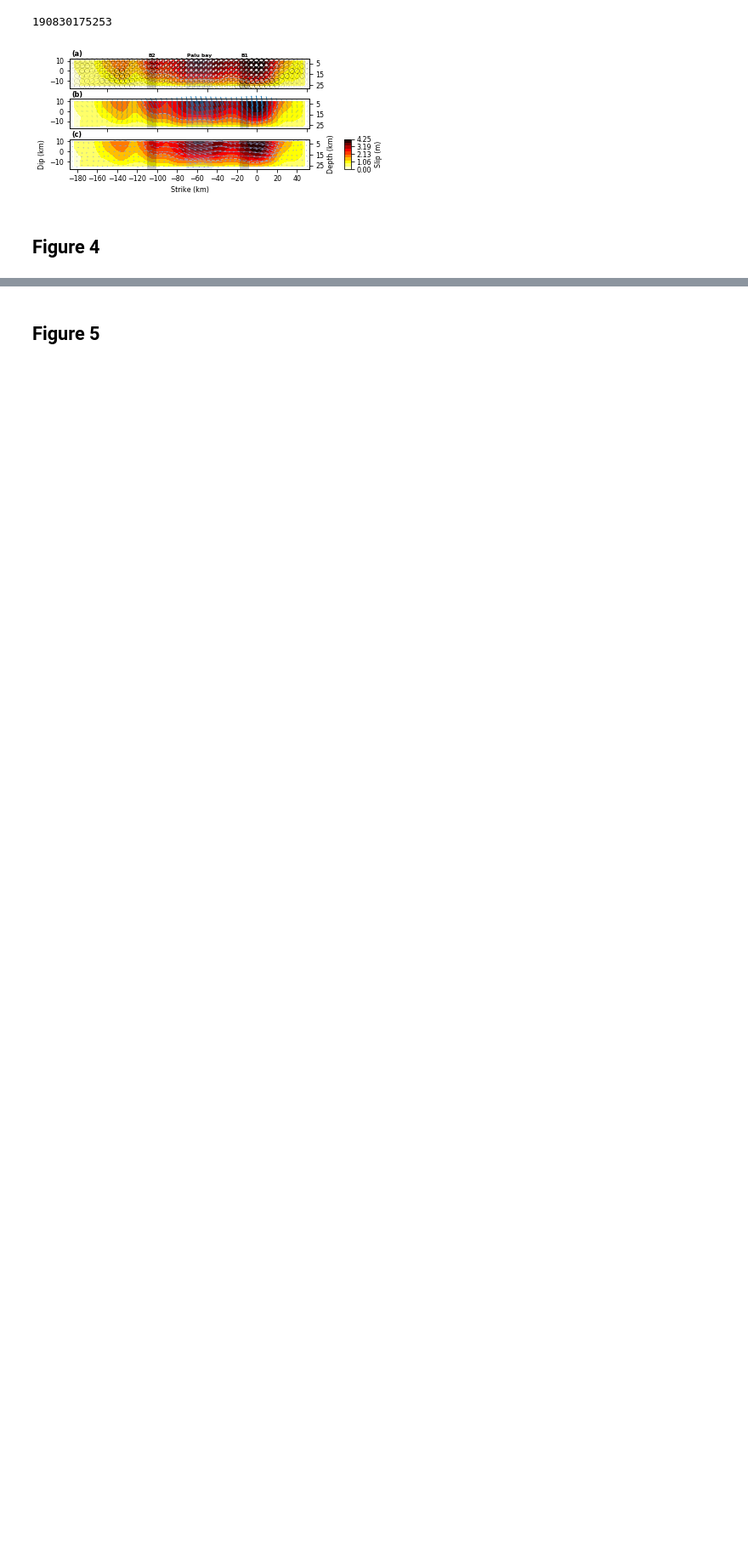
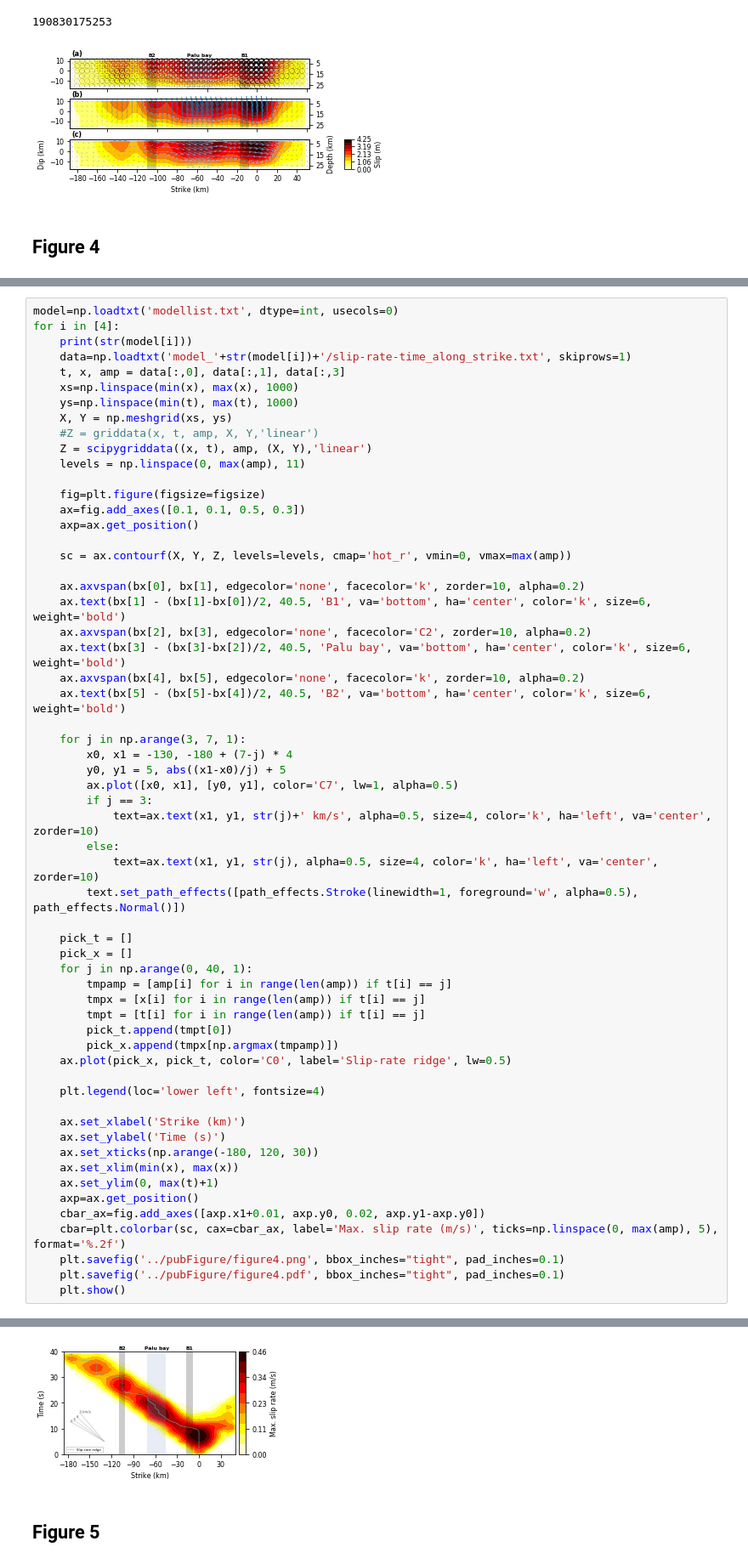
Before and after one commit to rokuwaki/2018PaluIndonesia, a Jupyter notebook: genFigure.ipynb, the cells around one changed output, grey strips where cells are left out. Shown at 85% size. Cells and saved outputs as stored; diff of their text form; blank space fills up the shorter version.

```diff
--- a/genFigure.ipynb
+++ b/genFigure.ipynb
@@ -717,0 +611,60 @@ for i in [4]:
+# %%
+model=np.loadtxt('modellist.txt', dtype=int, usecols=0)
+for i in [4]:
+    print(str(model[i]))
+    data=np.loadtxt('model_'+str(model[i])+'/slip-rate-time_along_strike.txt', skiprows=1)
+    t, x, amp = data[:,0], data[:,1], data[:,3]
+    xs=np.linspace(min(x), max(x), 1000)
+    ys=np.linspace(min(t), max(t), 1000)
+    X, Y = np.meshgrid(xs, ys)
+    #Z = griddata(x, t, amp, X, Y,'linear')
+    Z = scipygriddata((x, t), amp, (X, Y),'linear')
+    levels = np.linspace(0, max(amp), 11)
+
+    fig=plt.figure(figsize=figsize)
+    ax=fig.add_axes([0.1, 0.1, 0.5, 0.3])
+    axp=ax.get_position()
+
+    sc = ax.contourf(X, Y, Z, levels=levels, cmap='hot_r', vmin=0, vmax=max(amp))
+
+    ax.axvspan(bx[0], bx[1], edgecolor='none', facecolor='k', zorder=10, alpha=0.2)
+    ax.text(bx[1] - (bx[1]-bx[0])/2, 40.5, 'B1', va='bottom', ha='center', color='k', size=6, weight='bold')
+    ax.axvspan(bx[2], bx[3], edgecolor='none', facecolor='C2', zorder=10, alpha=0.2)
+    ax.text(bx[3] - (bx[3]-bx[2])/2, 40.5, 'Palu bay', va='bottom', ha='center', color='k', size=6, weight='bold')
+    ax.axvspan(bx[4], bx[5], edgecolor='none', facecolor='k', zorder=10, alpha=0.2)
+    ax.text(bx[5] - (bx[5]-bx[4])/2, 40.5, 'B2', va='bottom', ha='center', color='k', size=6, weight='bold')
+
+    for j in np.arange(3, 7, 1):
+        x0, x1 = -130, -180 + (7-j) * 4
+        y0, y1 = 5, abs((x1-x0)/j) + 5
+        ax.plot([x0, x1], [y0, y1], color='C7', lw=1, alpha=0.5)
+        if j == 3:
+            text=ax.text(x1, y1, str(j)+' km/s', alpha=0.5, size=4, color='k', ha='left', va='center', zorder=10)
+        else:
+            text=ax.text(x1, y1, str(j), alpha=0.5, size=4, color='k', ha='left', va='center', zorder=10)
+        text.set_path_effects([path_effects.Stroke(linewidth=1, foreground='w', alpha=0.5), path_effects.Normal()])
+
+    pick_t = []
+    pick_x = []
+    for j in np.arange(0, 40, 1):
+        tmpamp = [amp[i] for i in range(len(amp)) if t[i] == j]
+        tmpx = [x[i] for i in range(len(amp)) if t[i] == j]
+        tmpt = [t[i] for i in range(len(amp)) if t[i] == j]
+        pick_t.append(tmpt[0])
+        pick_x.append(tmpx[np.argmax(tmpamp)])
+    ax.plot(pick_x, pick_t, color='C0', label='Slip-rate ridge', lw=0.5)
+
+    plt.legend(loc='lower left', fontsize=4)
+
+    ax.set_xlabel('Strike (km)')
+    ax.set_ylabel('Time (s)')
+    ax.set_xticks(np.arange(-180, 120, 30))
+    ax.set_xlim(min(x), max(x))
+    ax.set_ylim(0, max(t)+1)
+    axp=ax.get_position()
+    cbar_ax=fig.add_axes([axp.x1+0.01, axp.y0, 0.02, axp.y1-axp.y0])
+    cbar=plt.colorbar(sc, cax=cbar_ax, label='Max. slip rate (m/s)', ticks=np.linspace(0, max(amp), 5), format='%.2f')
+    plt.savefig('../pubFigure/figure4.png', bbox_inches="tight", pad_inches=0.1)
+    plt.savefig('../pubFigure/figure4.pdf', bbox_inches="tight", pad_inches=0.1)
+    plt.show()
+# %% [output]
@@ -718,3 +672,4 @@ for i in [4]:
+[figure, added]
 # %% [markdown]
 ## Figure 5
 # %%
```
Also changed, not shown: parts of 22 cells of this notebook, 29 other files.
